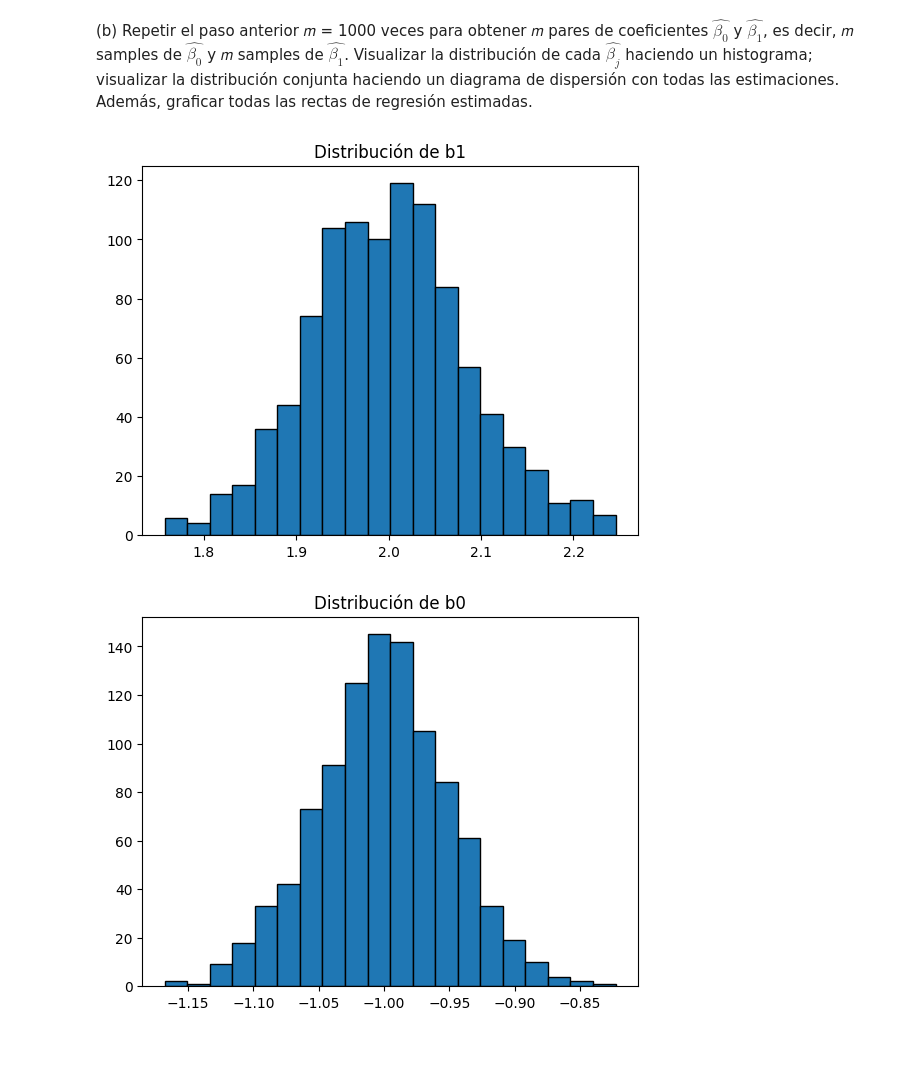
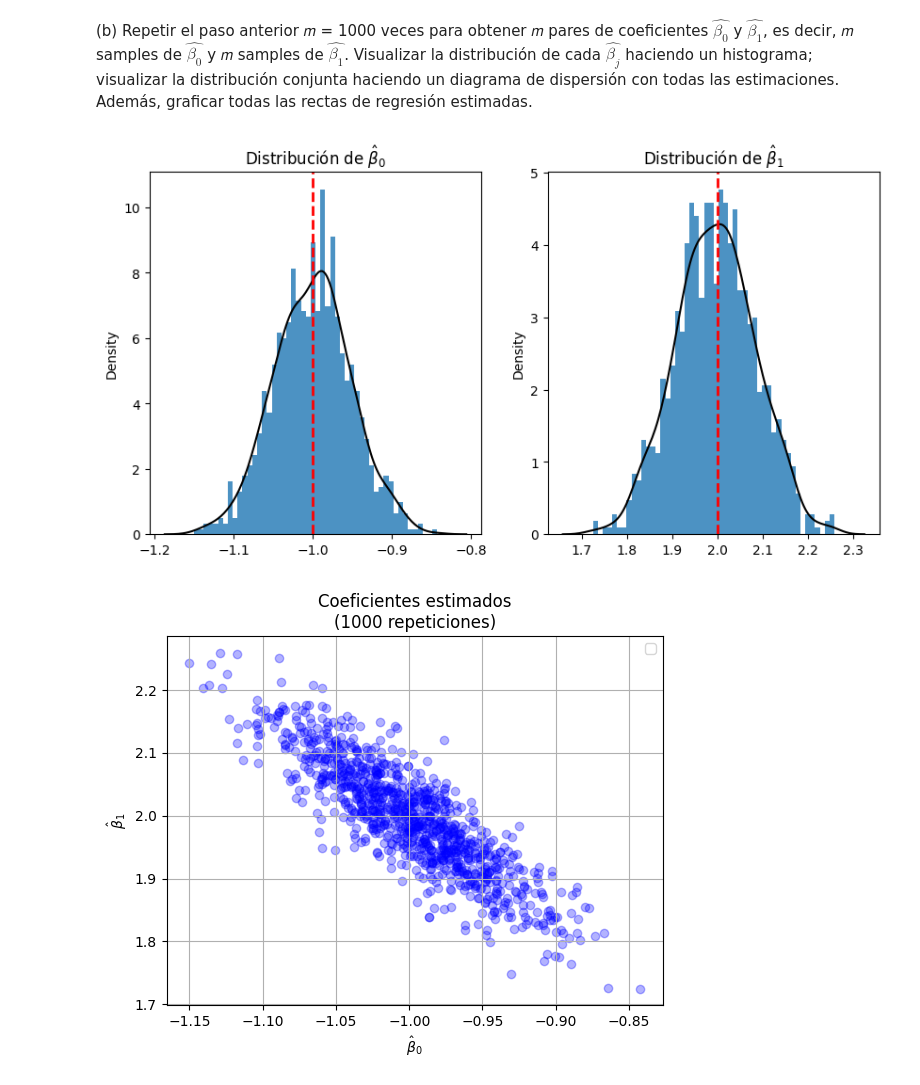
Before and after one commit to solcrespi05/Estadistica1, a Jupyter notebook: Practica regresion/ej_2.ipynb, the cells around one changed output. Cells and saved outputs as stored; diff of their text form; code cells hidden in the pictures; blank space fills up the shorter version.

```diff
--- a/Practica regresion/ej_2.ipynb
+++ b/Practica regresion/ej_2.ipynb
@@ -8,22 +10,25 @@ import matplotlib.pyplot as plt
 # %%
-muestras_x = np.random.uniform(0,1,100)
-muestras_z = np.random.normal(0,0.25,100)
+muestras_x = uniform.rvs(0,1,100)
+muestras_z = norm.rvs(0,0.25,100)
+
 
 muestras_y = 2*muestras_x - 1 + muestras_z
 
 b1 = np.sum((muestras_x - np.mean(muestras_x))*(muestras_y - np.mean(muestras_y)))/np.sum((muestras_x - np.mean(muestras_x))**2)
 b0 = np.mean(muestras_y) - b1 * np.mean(muestras_x)
 
-residuales = muestras_y - (muestras_x*b1 + b0)
+print('El estimador de b0 =', b0)
+print('El estimador de b1 =', b1)
 
 # Graficar el histograma de los residuales
-plt.hist(residuales, bins=20, edgecolor='black')
+plt.hist(muestras_z, bins=20, edgecolor='black')
 plt.title('Distribución empírica de los residuales')
 plt.show()
 
-# Graficar el diagrama de dispersión
-plt.scatter(muestras_x, muestras_y, color='blue')
-plt.plot(muestras_x, muestras_x*b1 + b0, color='red')
-plt.title('Diagrama de dispersión')
+# Plotear samples y estimación
+fig, ax = plt.subplots()
+ax.plot(muestras_x, muestras_y, '.', alpha=.7, label='samples')
+ax.plot(muestras_x, 2*muestras_x -1 , label='estimacion')
+plt.legend()
 plt.show()
 # %% [output]
@@ -33,27 +40,42 @@ plt.show()
  (b) Repetir el paso anterior 𝑚 = 1000 veces para obtener 𝑚 pares de coeficientes $ \hat{\beta_0}$ y $\hat{\beta_1}$, es decir, 𝑚 samples de $ \hat{\beta_0}$ y 𝑚 samples de $ \hat{\beta_1}$. Visualizar la distribución de cada $ \hat{\beta_j}$ haciendo un histograma; visualizar la distribución conjunta haciendo un diagrama de dispersión con todas las estimaciones. Además, graficar todas las rectas de regresión estimadas.
 # %%
 #repetir el proceso 1000 veces para obtener una distribución de los coeficientes  ˆ 𝛽0 y ˆ 𝛽1.
-b1 = []
-b0 = []
+b0, b1 = [], []
 for i in range(1000):
-    muestras_x = np.random.uniform(0,1,100)
-    muestras_z = np.random.normal(0,0.25,100)
+    muestras_x = uniform.rvs(0,1,100)
+    muestras_z = norm.rvs(0,0.25,100)
     muestras_y = 2*muestras_x - 1 + muestras_z
-    b1.append(np.sum((muestras_x - np.mean(muestras_x))*(muestras_y - np.mean(muestras_y)))/np.sum((muestras_x - np.mean(muestras_x))**2))
-    b0.append(np.mean(muestras_y) - b1[i] * np.mean(muestras_x))
+    beta1=(np.sum((muestras_x - np.mean(muestras_x))*(muestras_y - np.mean(muestras_y)))/np.sum((muestras_x - np.mean(muestras_x))**2))
+    beta0= (np.mean(muestras_y) - b1[i] * np.mean(muestras_x))
+    b0.append(beta0)
+    b1.append(beta1)
 
-plt.hist(b1, bins=20, edgecolor='black')
-plt.title('Distribución de b1')
-plt.show()
+import seaborn as sns
+# Plotear
+bins = 50
 
-plt.hist(b0, bins=20, edgecolor='black')
-plt.title('Distribución de b0')
+fig, axs  = plt.subplots(1,2, figsize=(10,5))
+
+axs[0].hist(b0, density=True, alpha=.8, bins = bins)
+sns.kdeplot(b0, ax=axs[0], color='k')
+axs[0].axvline(x=-1, color='r', linestyle='--', linewidth=2)
+axs[0].set_title('Distribución de $\\hat\\beta_0$')
+
+axs[1].hist(b1, density=True, alpha=.8, bins = bins)
+sns.kdeplot(b1, ax=axs[1], color='k')
+axs[1].axvline(x=2, color='r', linestyle='--', linewidth=2)
+axs[1].set_title('Distribución de $\\hat\\beta_1$')
 plt.show()
 
 #visualizar la distribución conjunta de los coeficientes b0 y b1
-plt.scatter(b0, b1, color='blue')
+plt.scatter(b0, b1, color='blue', alpha=.3 )
 plt.title('Distribución conjunta de b0 y b1')
+plt.xlabel('$\\hat{\\beta}_0$')
+plt.ylabel('$\\hat{\\beta}_1$')
+plt.title(f'Coeficientes estimados\n({1000} repeticiones)')
+plt.legend()
+plt.grid(True)
 plt.show()
 # %% [output]
-[figure, old version]
+[figure, new version]
-[figure, old version]
+[figure, new version]
```
Also changed, not shown: parts of 9 cells of this notebook, 1 other file.
